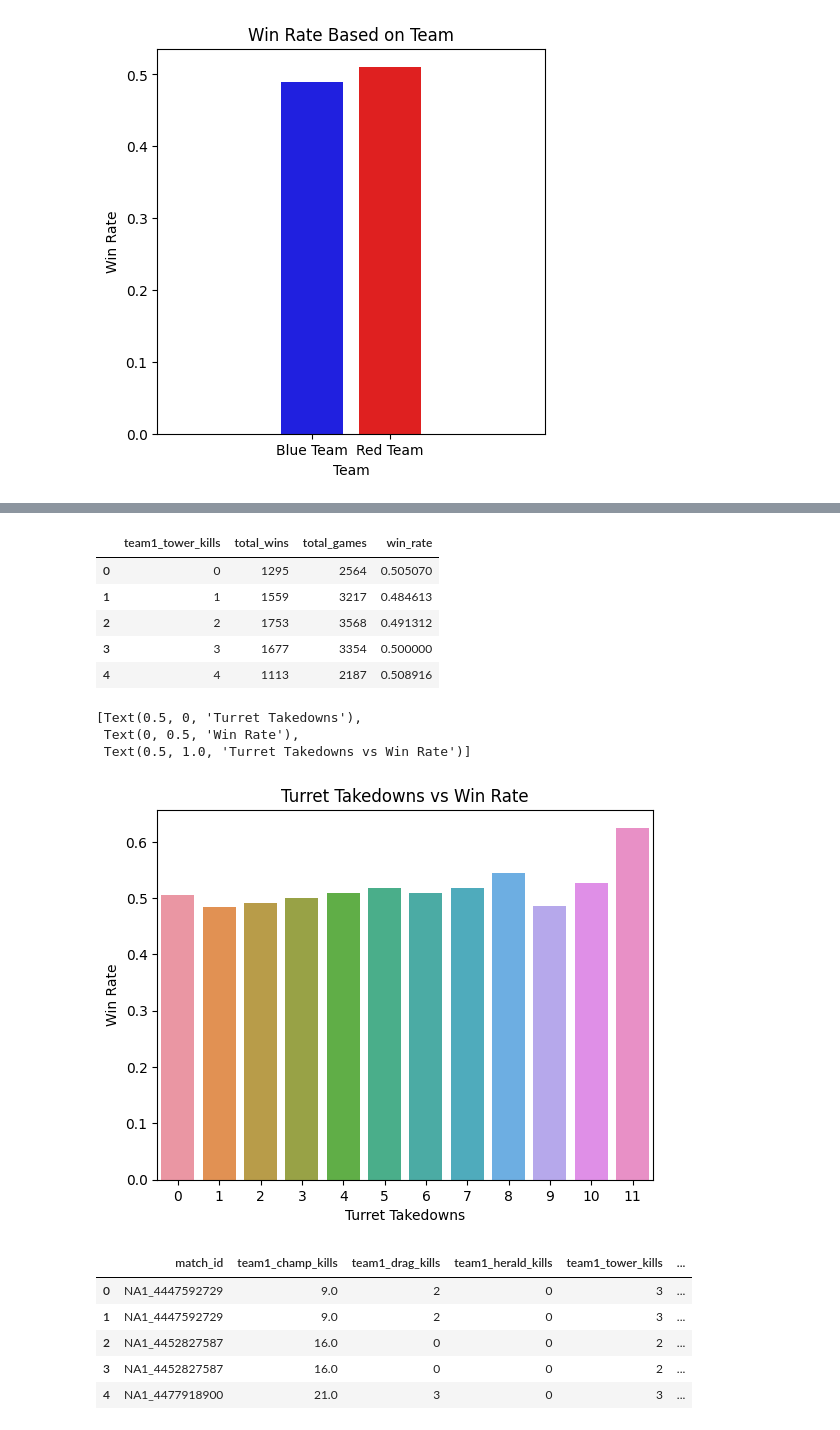
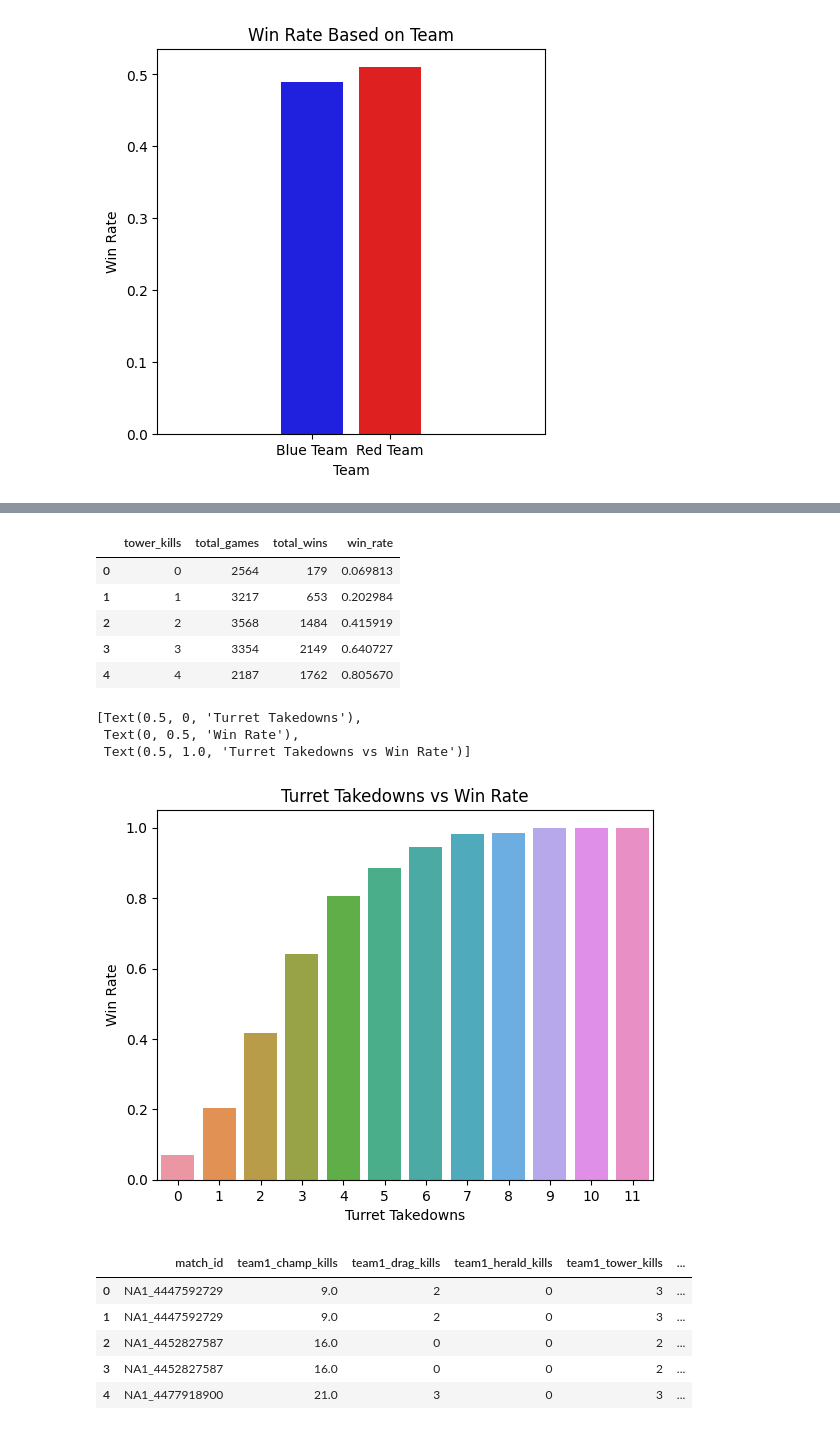
Before and after one commit to SJ-Yu-99/cmsc320final.github.io, a Jupyter notebook: cmsc320final.ipynb, the cells around one changed output, grey strips where cells are left out. Drawn from its saved outputs; the diff is of its cells as text; code cells hidden in the pictures.

Commit message:
Fix dataframe for turret and kill ratio

```diff
--- a/cmsc320final.ipynb
+++ b/cmsc320final.ipynb
@@ -441,30 +446,32 @@ ax.set(xlabel='Kill Ratio', ylabel='Win Rate', title='Kill Ratio vs Win Rate')
 # %%
-df_tower = df[['team1_tower_kills', 'team1_win', 'team2_tower_kills', 'team2_win']].copy()
+df_tower1 = df[['team1_tower_kills', 'team1_win']].copy()
+df_tower1 = df_tower1.groupby('team1_tower_kills')['team1_win'].sum().reset_index()
 
-# Get the total number of matches for each tower_kill value
-team1_tower_kills = df_tower['team1_tower_kills'].value_counts()
-team2_tower_kills = df_tower['team2_tower_kills'].value_counts()
+df_tower2 = df[['team2_tower_kills', 'team2_win']].copy()
+df_tower2 = df_tower2.groupby('team2_tower_kills')['team2_win'].sum().reset_index()
+
+# Get the total number of matches for each tower_kill value for each team
+team1_tower_kills = df['team1_tower_kills'].value_counts()
+team2_tower_kills = df['team2_tower_kills'].value_counts()
 tower_kills_count = team1_tower_kills.add(team2_tower_kills, fill_value=0)
 
-# Calculate the win rate for each tower_kill
-df_tower['total_wins'] = df_tower.apply(lambda row: row['team1_win'] + row['team2_win'], axis=1)
-df_tower = df_tower.groupby('team1_tower_kills')['total_wins'].sum().reset_index()
-df_tower['total_games'] = df_tower.apply(lambda row: tower_kills_count[row['team1_tower_kills']], axis=1)
+# Create new dataframe with the total number of matches for each tower_kill value
+df_tower = pd.DataFrame({'tower_kills': tower_kills_count.index, 'total_games': tower_kills_count}).sort_values(by=['tower_kills'])
+df_tower['total_wins'] = df_tower1['team1_win'].add(df_tower2['team2_win'], fill_value=0)
 df_tower['win_rate'] = df_tower.apply(lambda row: row['total_wins'] / row['total_games'], axis=1)
-
 df_tower.head()
 # %% [output]
-|  | team1_tower_kills | total_wins | total_games | win_rate |
-| 0 | 0 | 1295 | 2564 | 0.505070 |
-| 1 | 1 | 1559 | 3217 | 0.484613 |
-| 2 | 2 | 1753 | 3568 | 0.491312 |
-| 3 | 3 | 1677 | 3354 | 0.500000 |
-| 4 | 4 | 1113 | 2187 | 0.508916 |
+|  | tower_kills | total_games | total_wins | win_rate |
+| 0 | 0 | 2564 | 179 | 0.069813 |
+| 1 | 1 | 3217 | 653 | 0.202984 |
+| 2 | 2 | 3568 | 1484 | 0.415919 |
+| 3 | 3 | 3354 | 2149 | 0.640727 |
+| 4 | 4 | 2187 | 1762 | 0.805670 |
 # %%
-ax = sns.barplot(data=df_tower, x='team1_tower_kills', y='win_rate')
+ax = sns.barplot(data=df_tower, x='tower_kills', y='win_rate')
 ax.set(xlabel='Turret Takedowns', ylabel='Win Rate', title='Turret Takedowns vs Win Rate')
 # %% [output]
 [Text(0.5, 0, 'Turret Takedowns'),
  Text(0, 0.5, 'Win Rate'),
  Text(0.5, 1.0, 'Turret Takedowns vs Win Rate')]
-[figure, old version]
+[figure, new version]
```
Also changed, not shown: parts of 3 cells of this notebook.
